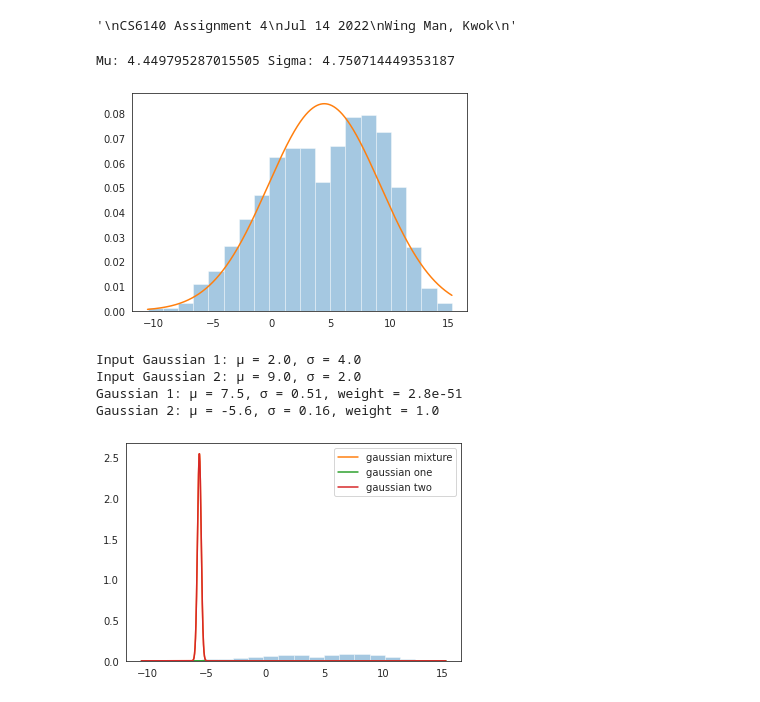
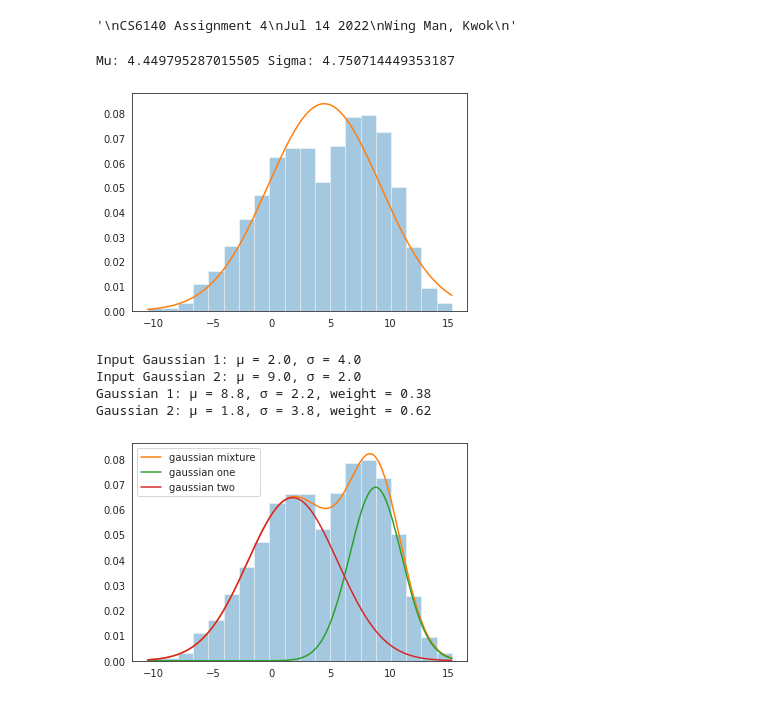
Before and after one commit to cakwok/Machine-Learning, a Jupyter notebook: Assignment4 Q1 EM Algorithm.ipynb, the cells around one changed output. Drawn from its saved outputs; the diff is of its cells as text; code cells hidden in the pictures.

```diff
--- a/Assignment4 Q1 EM Algorithm.ipynb
+++ b/Assignment4 Q1 EM Algorithm.ipynb
@@ -40,7 +40,7 @@ class GaussianMixture_self:
     self.data = data
     self.guassian_model_1 = Gaussian(uniform(mu_min, mu_max), uniform(sigma_min, sigma_max))   #generate 2 gaussian distribution with fed x, sigma, mu
     self.guassian_model_2 = Gaussian(uniform(mu_min, mu_max), uniform(sigma_min, sigma_max))
-    self.mix = mix                                                                      #generate how much to overlap 2 gaussians
+    self.mix = mix                                                                             #generate how much to overlap 2 gaussians
 
   def Estep(self):            #Perform an E(stimation)-step, assign each point to gaussian 1 or 2 with a percentage
 
@@ -51,15 +51,17 @@ class GaussianMixture_self:
       guassian_distribution_1 = self.guassian_model_1.pdf(data_point)
       guassian_distribution_2 = self.guassian_model_2.pdf(data_point)
 
-      numerator_1 = guassian_distribution_1 * self.mix
-      numerator_2 = guassian_distribution_2  * (1 - self.mix)
+      probability_x_on_guassian1 = guassian_distribution_1 * self.mix
+      probability_x_on_guassian2 = guassian_distribution_2  * (1 - self.mix)
 
-      posterior_1 = guassian_distribution_1 * self.mix / (numerator_1 + numerator_2)
-      posterior_2 = guassian_distribution_1 * self.mix / (numerator_1 + numerator_2)
+      all_probability_generate_x = probability_x_on_guassian1 + probability_x_on_guassian2
 
-      self.loglikelihood += log(posterior_1 + posterior_2)
+      expectation_1 =  probability_x_on_guassian1 / (all_probability_generate_x)  #expectation of datapoint falls at gaussian 1
+      expectation_2 =  probability_x_on_guassian2 / (all_probability_generate_x)  #expectation of datapoint falls at gaussian 2
 
-      yield (numerator_1, numerator_2)
+      self.loglikelihood += log(all_probability_generate_x)        #maximize log likelihood of expectation
+
+      yield (expectation_1, expectation_2)
 
   def Mstep(self, weights):   #Perform an M(aximization)-step"
 
@@ -101,54 +103,58 @@ y2 = np.random.normal(Mean2, Standard_dev2, 500)
 data=np.append(y1,y2)
 
 x = np.linspace(min(data), max(data), 2000)
 
+#-------- Q1.1 Plot single Gaussian
 #Fit datapoint into Gaussian
 fit_gaussian = Gaussian(np.mean(data), np.std(data))
 print("Mu:", fit_gaussian.mu, "Sigma:", fit_gaussian.sigma)
 single_gaussian = stats.norm(fit_gaussian.mu, fit_gaussian.sigma).pdf(x)
 
 #Plot probability distribution
 sns.set_style("white")
 sns.distplot(data, bins=20, kde=False, norm_hist=True)
 plt.plot(x, single_gaussian, label='single gaussian')
 plt.show()
 
-#driving code
+#---------- Q1.2 Use a 2 Gaussian mixture model to estimate and create a plot
 n_iterations = 300
-best_mix = None
+best_GMM = None
 best_loglikelihood = float('-inf')
 
-for _ in range(4):
+for i in range(4):
 
-  mix = GaussianMixture_self(data, mu_min=min(data), mu_max = max(data))
+  GMM = GaussianMixture_self(data, mu_min=min(data), mu_max = max(data))
 
-  for _ in range (n_iterations):
+  for j in range (n_iterations):
     try:
-      mix.iterate()
-      if mix.loglikelihood > best_loglikelihood:
-              best_loglikelihood = mix.loglikelihood
-              best_mix = mix
+      GMM.iterate()
+      if GMM.loglikelihood > best_loglikelihood:
+              best_loglikelihood = GMM.loglikelihood
+              best_GMM = GMM
     except (ZeroDivisionError, ValueError, RuntimeWarning):
       pass
 
-print('Input Gaussian {:}: μ = {:.2}, σ = {:.2}'.format("1", Mean1, Standard_dev1))
-print('Input Gaussian {:}: μ = {:.2}, σ = {:.2}'.format("2", Mean2, Standard_dev2))
-print('Gaussian {:}: μ = {:.2}, σ = {:.2}, weight = {:.2}'.format("1", best_mix.guassian_model_1.mu, best_mix.guassian_model_1.sigma, best_mix.mix))
-print('Gaussian {:}: μ = {:.2}, σ = {:.2}, weight = {:.2}'.format("2", best_mix.guassian_model_2.mu, best_mix.guassian_model_2.sigma, (1-best_mix.mix)))
+print('Initialization: Gaussian {:}: μ = {:.2}, σ = {:.2}'.format("1", Mean1, Standard_dev1))
+print('Initialization: Gaussian {:}: μ = {:.2}, σ = {:.2}'.format("2", Mean2, Standard_dev2))
+print('Gaussian {:}: μ = {:.2}, σ = {:.2}, weight = {:.2}'.format("1", best_GMM.guassian_model_1.mu, best_mix.guassian_model_1.sigma, best_GMM.mix))
+print('Gaussian {:}: μ = {:.2}, σ = {:.2}, weight = {:.2}'.format("2", best_GMM.guassian_model_2.mu, best_mix.guassian_model_2.sigma, (1-best_GMM.mix)))
 
-sns.distplot(data, bins=20, kde=False, norm_hist=True);
-gaussian_both = [best_mix.pdf(datapoints) for datapoints in x]
-plt.plot(x, gaussian_both, label='gaussian mixture');
-gaussian_left = [best_mix.guassian_model_1.pdf(datapoints) * best_mix.mix for datapoints in x]
-plt.plot(x, gaussian_left, label='gaussian one');
-gaussian_right = [best_mix.guassian_model_2.pdf(datapoints) * (1-best_mix.mix) for datapoints in x]
-plt.plot(x, gaussian_right, label='gaussian two');
-plt.legend();
+sns.distplot(data, bins=20, kde=False, norm_hist=True)
+gaussian_both = [best_GMM.pdf(datapoints) for datapoints in x]
+plt.plot(x, gaussian_both, label='Gaussian Mixture')
+
+gaussian_1 = [best_GMM.guassian_model_1.pdf(datapoints) * best_GMM.mix for datapoints in x]
+plt.plot(x, gaussian_1, label='Gaussian one')
+
+gaussian_2 = [best_GMM.guassian_model_2.pdf(datapoints) * (1-best_GMM.mix) for datapoints in x]
+plt.plot(x, gaussian_2, label='Gaussian two')
+plt.legend()
+plt.show()
 # %% [output]
 Mu: 4.449795287015505 Sigma: 4.750714449353187
 [figure]
 Input Gaussian 1: μ = 2.0, σ = 4.0
 Input Gaussian 2: μ = 9.0, σ = 2.0
-Gaussian 1: μ = 7.5, σ = 0.51, weight = 2.8e-51
-Gaussian 2: μ = -5.6, σ = 0.16, weight = 1.0
+Gaussian 1: μ = 8.8, σ = 2.2, weight = 0.38
+Gaussian 2: μ = 1.8, σ = 3.8, weight = 0.62
-[figure, old version]
+[figure, new version]
```
